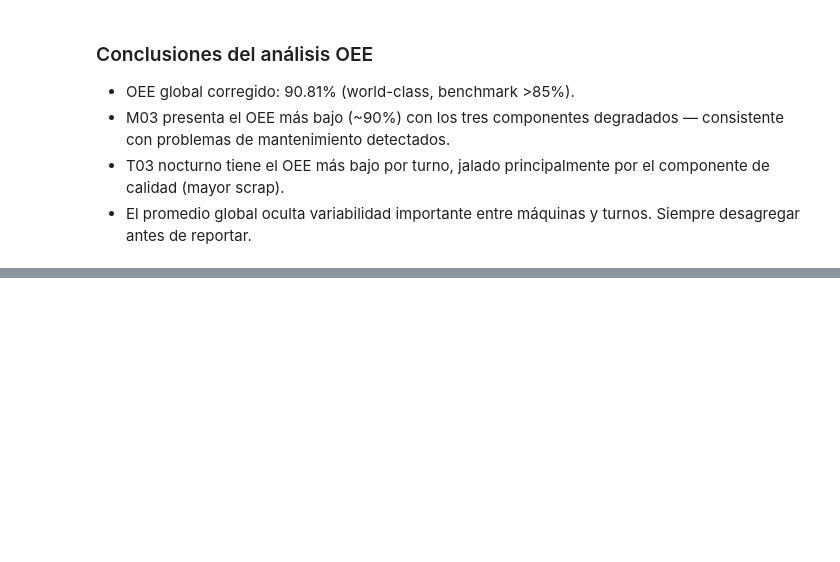
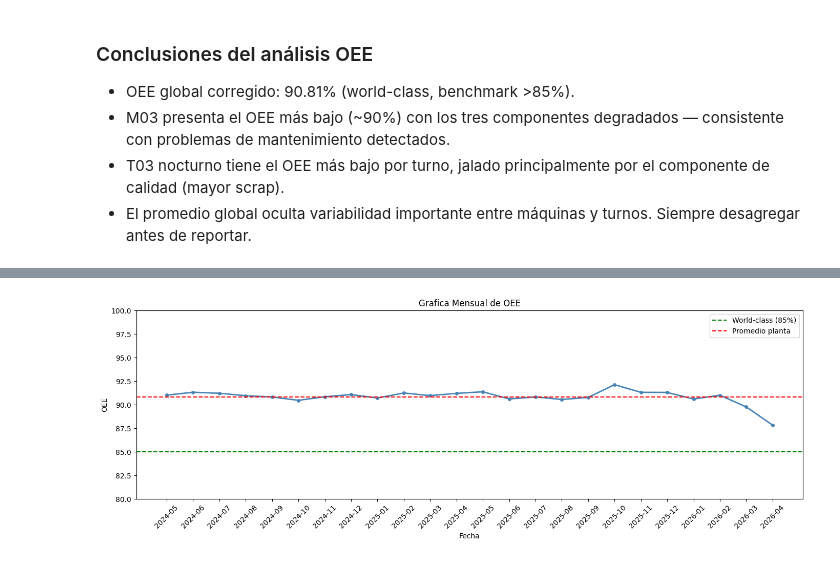
Before and after one commit to alevazto1-dev/portfolio-manufacturing-analytics, a Jupyter notebook: 01_proyecto_automotriz/notebooks/01_exploracion_inicial.ipynb, the cells around one changed output, grey strips where cells are left out. Cells and saved outputs as stored; diff of their text form; code cells hidden in the pictures; blank space fills up the shorter version.

Commit message:
feat(automotriz): grafico tendencia mensual OEE con benchmarks

```diff
--- a/01_proyecto_automotriz/notebooks/01_exploracion_inicial.ipynb
+++ b/01_proyecto_automotriz/notebooks/01_exploracion_inicial.ipynb
@@ -618,0 +631,8 @@ oee_turno.round(2).sort_values('oee', ascending=False)
+# %%
+oee_mensual = produccion.groupby('año_mes')['oee'].mean() * 100
+oee_mensual = oee_mensual.round(2)
+oee_mensual = oee_mensual[oee_mensual.index != pd.Period('2026-05', freq='M')]
+meses = oee_mensual.index.astype(str).tolist()
+valores_oee = oee_mensual.values.tolist()
+oee_mensual.head(5)
+print(len(meses))
@@ -618,0 +647,19 @@ oee_turno.round(2).sort_values('oee', ascending=False)
+# %%
+fig, ax = plt.subplots(figsize=(14, 5))
+
+ax.plot(meses, valores_oee, color='steelblue', linewidth=2, marker='o', markersize=4)
+
+ax.axhline(y=85, color='green', linestyle='--', linewidth=1.5, label='World-class (85%)')
+ax.axhline(y=oee_mensual.mean(), color='red', linestyle='--', linewidth=1.5, label='Promedio planta')
+
+ax.set_title("Grafica Mensual de OEE")
+ax.set_xlabel("Fecha")
+ax.set_ylabel("OEE")
+ax.set_ylim(80, 100)
+ax.tick_params(axis='x', rotation=45)
+ax.legend()
+
+plt.tight_layout()
+plt.show()
+# %% [output]
+[figure, added]
```
Also changed, not shown: parts of 4 cells of this notebook.
